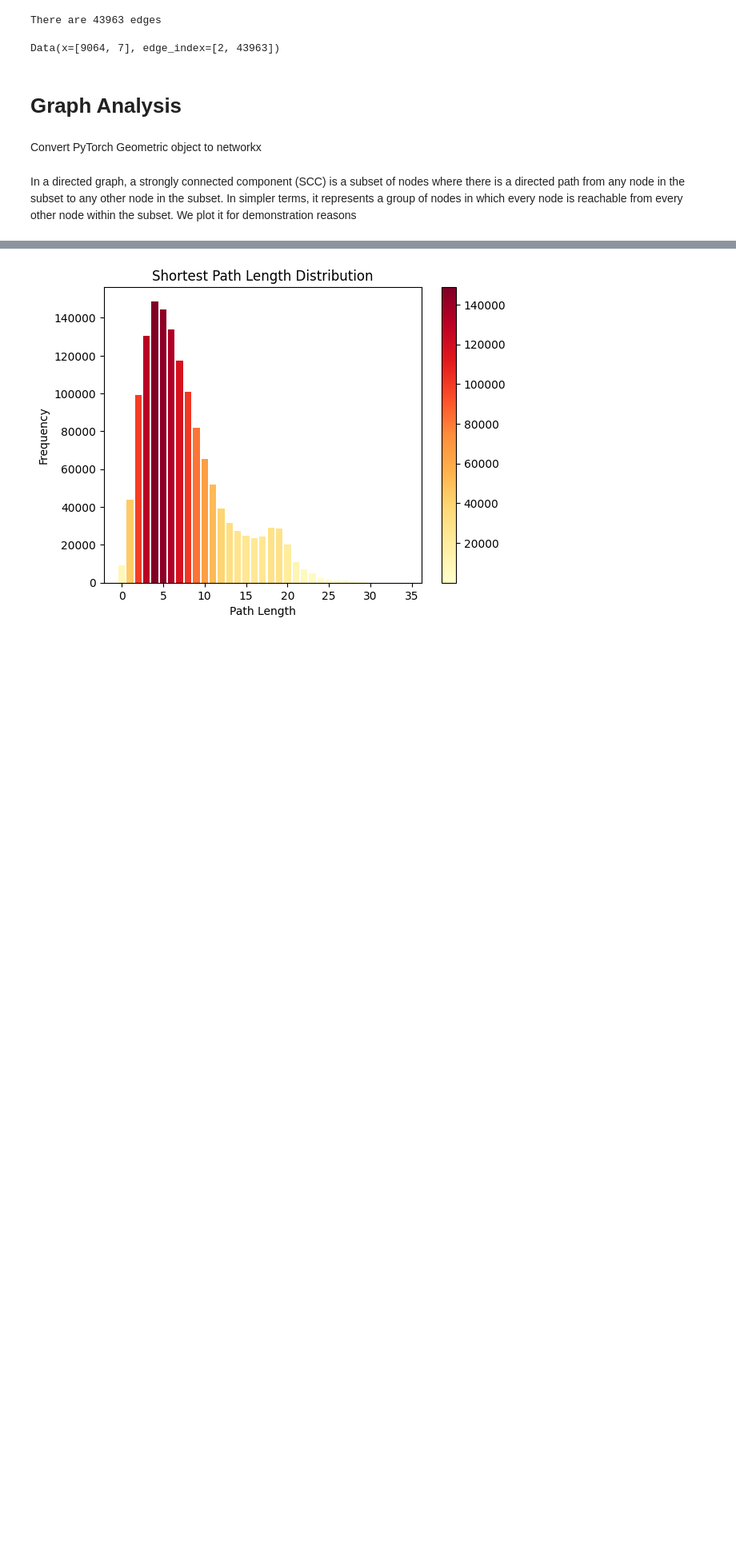
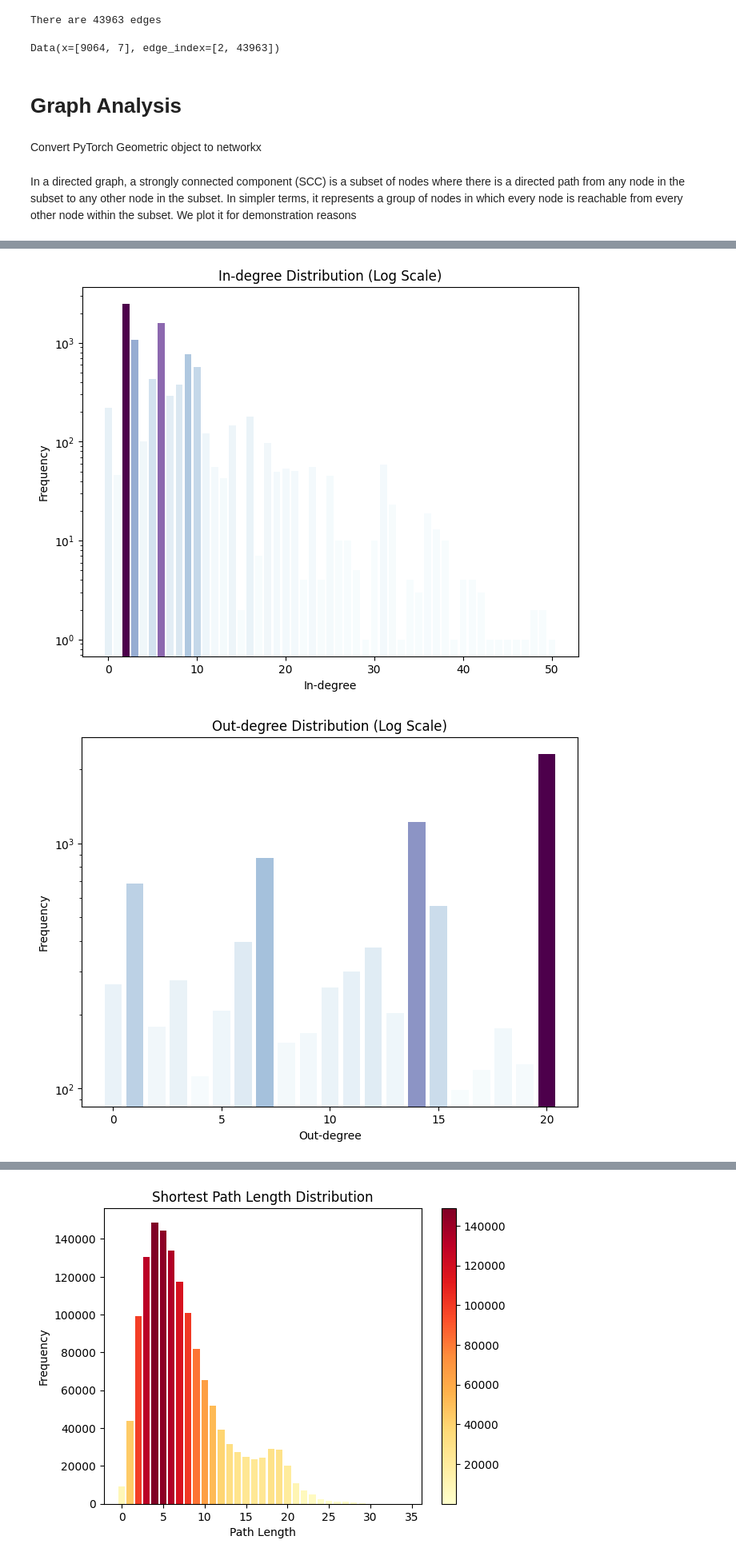
Before and after one commit to asideras/Link-Prediction-with-GNNs, a Jupyter notebook: Preprocessing - Analysis - Train.ipynb, the cells around one changed output, grey strips where cells are left out. Shown at 80% size. Saved outputs shown, nothing was run; the diff lists cells and outputs as text; code cells hidden in the pictures; blank space fills up the shorter version.

```diff
--- a/Preprocessing - Analysis - Train.ipynb
+++ b/Preprocessing - Analysis - Train.ipynb
@@ -294,0 +309,64 @@ plt.show()
+# %%
+import matplotlib.pyplot as plt
+import numpy as np
+from collections import Counter
+
+# Calculate the in-degree and out-degree of each node in the graph
+in_degrees = dict(graphX.in_degree())
+out_degrees = dict(graphX.out_degree())
+
+# Calculate the in-degree distribution
+in_degree_distribution = list(Counter(in_degrees.values()).values())
+
+# Calculate the out-degree distribution
+out_degree_distribution = list(Counter(out_degrees.values()).values())
+
+# Define a colormap with warm colors
+cmap = plt.get_cmap("BuPu")
+
+# Normalize the values to range between 0 and 1
+norm_in = plt.Normalize(min(in_degree_distribution), max(in_degree_distribution))
+norm_out = plt.Normalize(min(out_degree_distribution), max(out_degree_distribution))
+
+# Create a list of colors based on the normalized values for in-degree and out-degree
+colors_in = [cmap(norm_in(value)) for value in in_degree_distribution]
+colors_out = [cmap(norm_out(value)) for value in out_degree_distribution]
+
+# Plot in-degree distribution
+plt.figure(figsize=(8, 6))
+plt.bar(range(len(in_degree_distribution)), in_degree_distribution, color=colors_in)
+plt.xlabel("In-degree")
+plt.ylabel("Frequency")
+plt.title("In-degree Distribution (Log Scale)")
+plt.yscale('log')  # Convert y-axis to log scale
+plt.show()
+
+# Plot out-degree distribution
+plt.figure(figsize=(8, 6))
+plt.bar(range(len(out_degree_distribution)), out_degree_distribution, color=colors_out)
+plt.xlabel("Out-degree")
+plt.ylabel("Frequency")
+plt.title("Out-degree Distribution (Log Scale)")
+plt.yscale('log')  # Convert y-axis to log scale
+plt.show()
+
+
+undirected_graph = graphX.to_undirected()
+
+# Calculate the combined degree (in-degree + out-degree) of each node in the graph
+combined_degrees = dict(undirected_graph.degree())
+
+# Calculate the undirected degree distribution
+undirected_degree_distribution = list(Counter(combined_degrees.values()).values())
+
+# Plot combined degree distribution
+plt.figure(figsize=(8, 6))
+plt.bar(range(len(undirected_degree_distribution)), undirected_degree_distribution)
+plt.xlabel("Combined Degree")
+plt.ylabel("Frequency")
+plt.title("Combined Degree Distribution (Log Scale)")
+plt.yscale('log')  # Convert y-axis to log scale
+plt.show()
+# %% [output]
+[figure, added]
+[figure, added]
```
Also changed, not shown: parts of 11 cells of this notebook, 1 other file.
